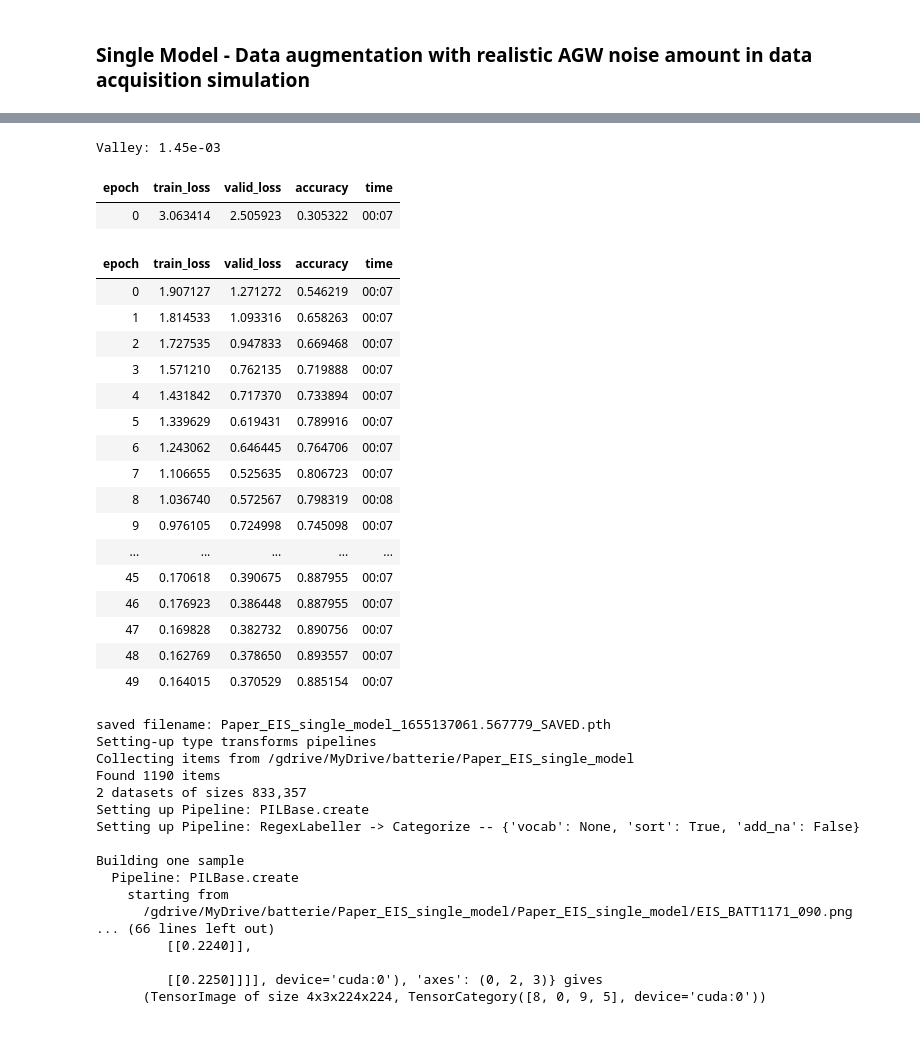
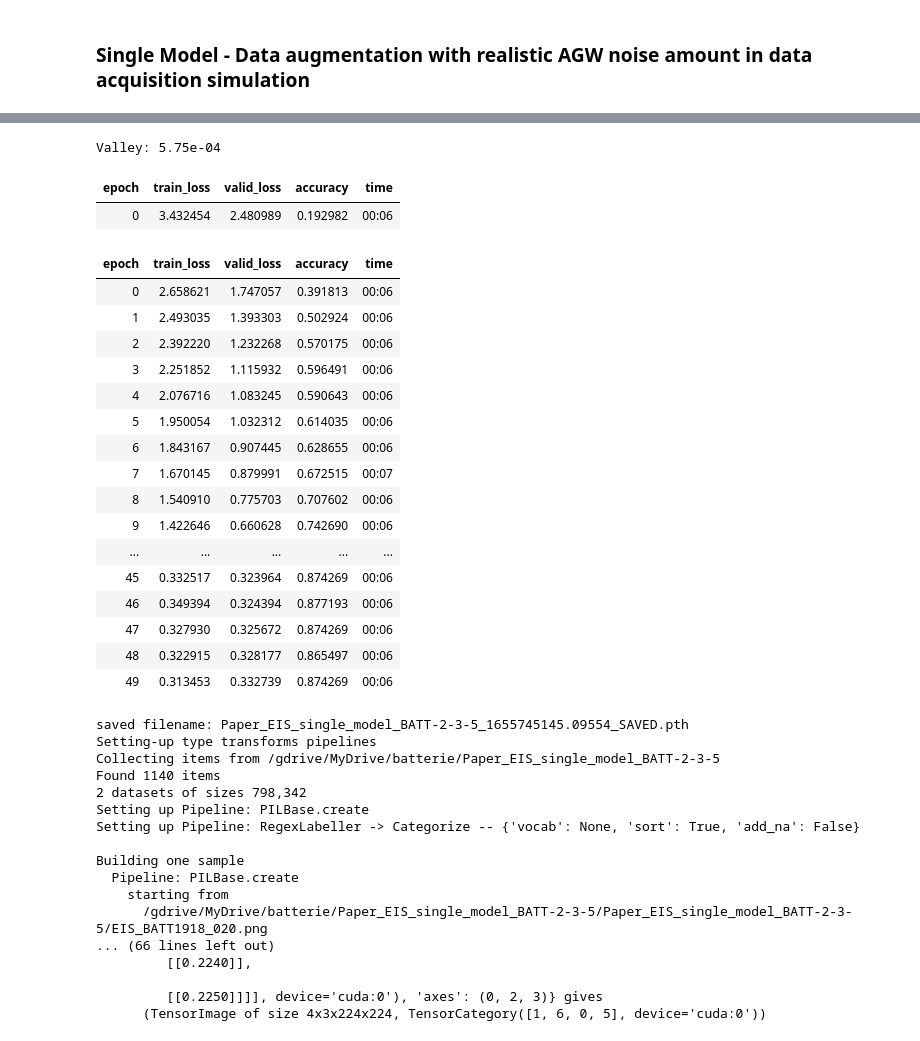
Before and after one commit to electrical-and-electronic-measurement/ml-4-measurement, a Jupyter notebook: notebooks/Paper_EIS_train_score_single.ipynb, the cells around one changed output, grey strips where cells are left out. Cells and saved outputs as stored; diff of their text form; code cells hidden in the pictures.

```diff
--- a/notebooks/Paper_EIS_train_score_single.ipynb
+++ b/notebooks/Paper_EIS_train_score_single.ipynb
@@ -136,7 +136,7 @@ Mounted at /gdrive
 
 # Data acquition file to load from dateset folder
 # battery_list=["02_1","02_2","02_3","02_4","02_5","02_6","02_7","02_8","02_9"]
-battery_list=["02_4","02_5","02_6","02_7","02_8","02_9","03_4","03_5","03_6","03_7","03_8","03_9","05_3","05_4","05_5","05_6","05_7","05_8"]
+battery_list=["02_4","02_5","02_6","02_7","02_8","02_9","03_4","03_5","03_6","03_7","03_8","03_9","05_3","05_4","05_5","05_6","05_7"] # "05_8" usata per test
 # %% [markdown]
 # Model Training
 # %% [markdown]
@@ -159,7 +159,7 @@ n_epochs=50
 # This prefix will be used in name of files and foldersto store the model and the results of the experiment
 # Note1: if you want to run multiple experiments you need to change the name prefix
 # Note2: if you want to run in a Colab virtual machine generated images and model will be stored in your Google Drive
-experiment_name_prefix="Paper_EIS_single_model_NO_AUGMENTATION"
+experiment_name_prefix="Paper_EIS_single_model_BATT-2-3-5_NO_AUGMENTATION"
 
 #TODO: nel dataset di validazione alcune classi non sono rappresentate. Usare stratified splitter
 config['Splitter'] = RandomSplitter(valid_pct=0.3, seed=41)
@@ -292,7 +292,7 @@ n_epochs=50
 # This prefix will be used in name of files and foldersto store the model and the results of the experiment
 # Note1: if you want to run multiple experiments you need to change the name prefix
 # Note2: if you want to run in a Colab virtual machine generated images and model will be stored in your Google Drive
-experiment_name_prefix="Paper_EIS_single_model_LOW_NOISE"
+experiment_name_prefix="Paper_EIS_single_model_BATT-2-3-5_LOW_NOISE"
 
 #TODO: nel dataset di validazione alcune classi non sono rappresentate. Usare stratified splitter
 config['Splitter'] = RandomSplitter(valid_pct=0.3, seed=41)
@@ -424,7 +424,7 @@ n_epochs=50
 # This prefix will be used in name of files and foldersto store the model and the results of the experiment
 # Note1: if you want to run multiple experiments you need to change the name prefix
 # Note2: if you want to run in a Colab virtual machine generated images and model will be stored in your Google Drive
-experiment_name_prefix="Paper_EIS_single_model"
+experiment_name_prefix="Paper_EIS_single_model_BATT-2-3-5"
 
 #TODO: nel dataset di validazione alcune classi non sono rappresentate. Usare stratified splitter
 config['Splitter'] = RandomSplitter(valid_pct=0.3, seed=41)
@@ -474,41 +474,41 @@ augmentation_index: 1
 [interactive output not drawn]
-Valley: 1.45e-03
+Valley: 5.75e-04
 | epoch | train_loss | valid_loss | accuracy | time |
-| 0 | 3.063414 | 2.505923 | 0.305322 | 00:07 |
+| 0 | 3.432454 | 2.480989 | 0.192982 | 00:06 |
 | epoch | train_loss | valid_loss | accuracy | time |
-| 0 | 1.907127 | 1.271272 | 0.546219 | 00:07 |
-| 1 | 1.814533 | 1.093316 | 0.658263 | 00:07 |
-| 2 | 1.727535 | 0.947833 | 0.669468 | 00:07 |
-| 3 | 1.571210 | 0.762135 | 0.719888 | 00:07 |
-| 4 | 1.431842 | 0.717370 | 0.733894 | 00:07 |
-| 5 | 1.339629 | 0.619431 | 0.789916 | 00:07 |
-| 6 | 1.243062 | 0.646445 | 0.764706 | 00:07 |
-| 7 | 1.106655 | 0.525635 | 0.806723 | 00:07 |
-| 8 | 1.036740 | 0.572567 | 0.798319 | 00:08 |
-| 9 | 0.976105 | 0.724998 | 0.745098 | 00:07 |
+| 0 | 2.658621 | 1.747057 | 0.391813 | 00:06 |
+| 1 | 2.493035 | 1.393303 | 0.502924 | 00:06 |
+| 2 | 2.392220 | 1.232268 | 0.570175 | 00:06 |
+| 3 | 2.251852 | 1.115932 | 0.596491 | 00:06 |
+| 4 | 2.076716 | 1.083245 | 0.590643 | 00:06 |
+| 5 | 1.950054 | 1.032312 | 0.614035 | 00:06 |
+| 6 | 1.843167 | 0.907445 | 0.628655 | 00:06 |
+| 7 | 1.670145 | 0.879991 | 0.672515 | 00:07 |
+| 8 | 1.540910 | 0.775703 | 0.707602 | 00:06 |
+| 9 | 1.422646 | 0.660628 | 0.742690 | 00:06 |
 | ... | ... | ... | ... | ... |
-| 45 | 0.170618 | 0.390675 | 0.887955 | 00:07 |
-| 46 | 0.176923 | 0.386448 | 0.887955 | 00:07 |
-| 47 | 0.169828 | 0.382732 | 0.890756 | 00:07 |
-| 48 | 0.162769 | 0.378650 | 0.893557 | 00:07 |
-| 49 | 0.164015 | 0.370529 | 0.885154 | 00:07 |
+| 45 | 0.332517 | 0.323964 | 0.874269 | 00:06 |
+| 46 | 0.349394 | 0.324394 | 0.877193 | 00:06 |
+| 47 | 0.327930 | 0.325672 | 0.874269 | 00:06 |
+| 48 | 0.322915 | 0.328177 | 0.865497 | 00:06 |
+| 49 | 0.313453 | 0.332739 | 0.874269 | 00:06 |
-saved filename: Paper_EIS_single_model_1655137061.567779_SAVED.pth
+saved filename: Paper_EIS_single_model_BATT-2-3-5_1655745145.09554_SAVED.pth
 Setting-up type transforms pipelines
-Collecting items from /gdrive/MyDrive/batterie/Paper_EIS_single_model
-Found 1190 items
-2 datasets of sizes 833,357
+Collecting items from /gdrive/MyDrive/batterie/Paper_EIS_single_model_BATT-2-3-5
+Found 1140 items
+2 datasets of sizes 798,342
 Setting up Pipeline: PILBase.create
 Setting up Pipeline: RegexLabeller -> Categorize -- {'vocab': None, 'sort': True, 'add_na': False}
 
 Building one sample
   Pipeline: PILBase.create
     starting from
-      /gdrive/MyDrive/batterie/Paper_EIS_single_model/Paper_EIS_single_model/EIS_BATT1171_090.png
+      /gdrive/MyDrive/batterie/Paper_EIS_single_model_BATT-2-3-5/Paper_EIS_single_model_BATT-2-3-5/EIS_BATT1918_020.png
 ... (66 lines left out)
          [[0.2240]],
 
          [[0.2250]]]], device='cuda:0'), 'axes': (0, 2, 3)} gives
-      (TensorImage of size 4x3x224x224, TensorCategory([8, 0, 9, 5], device='cuda:0'))
+      (TensorImage of size 4x3x224x224, TensorCategory([1, 6, 0, 5], device='cuda:0'))
 # %%
 score_model(weights_filename,dl)
 # %% [output]
```
Also changed, not shown: parts of 11 cells of this notebook, 1 other file.
